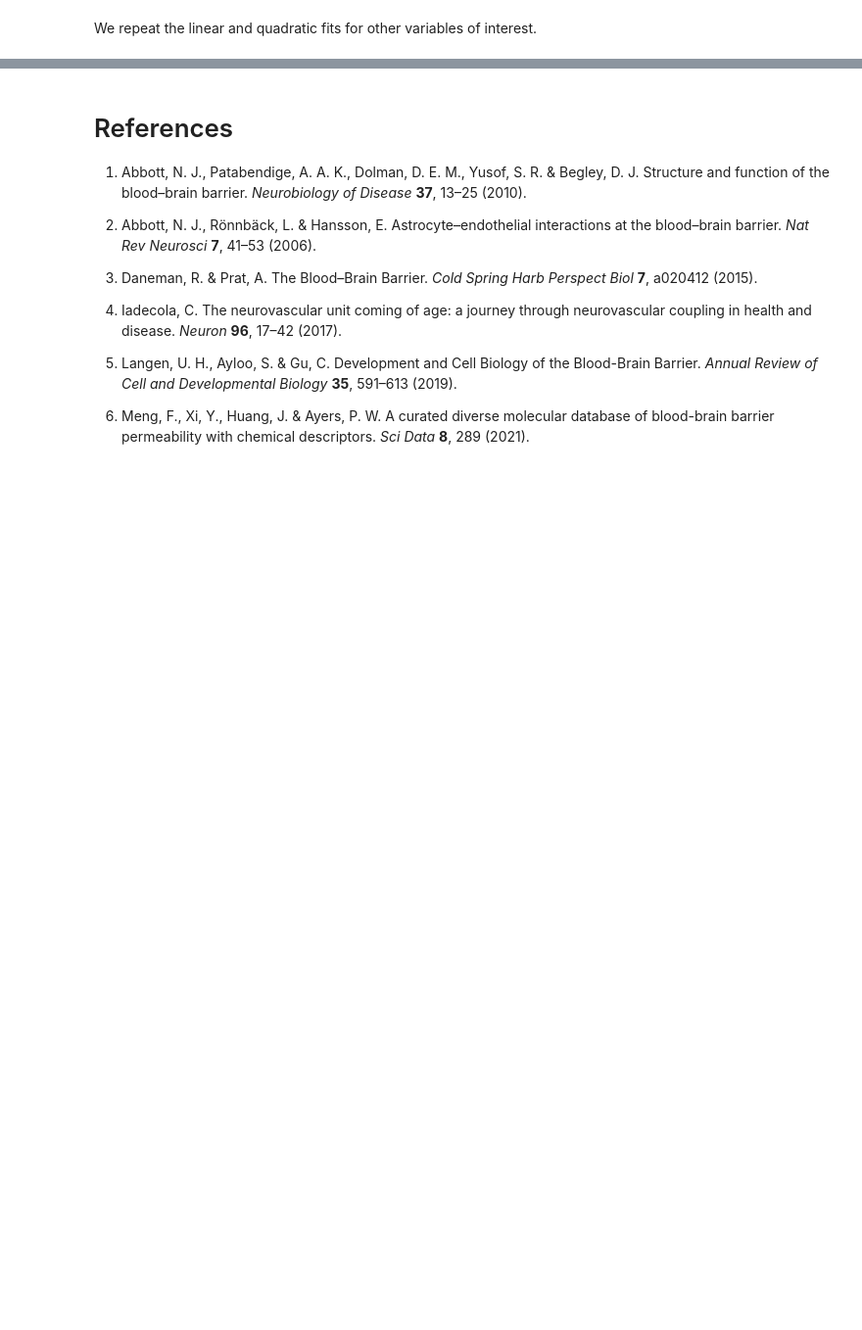
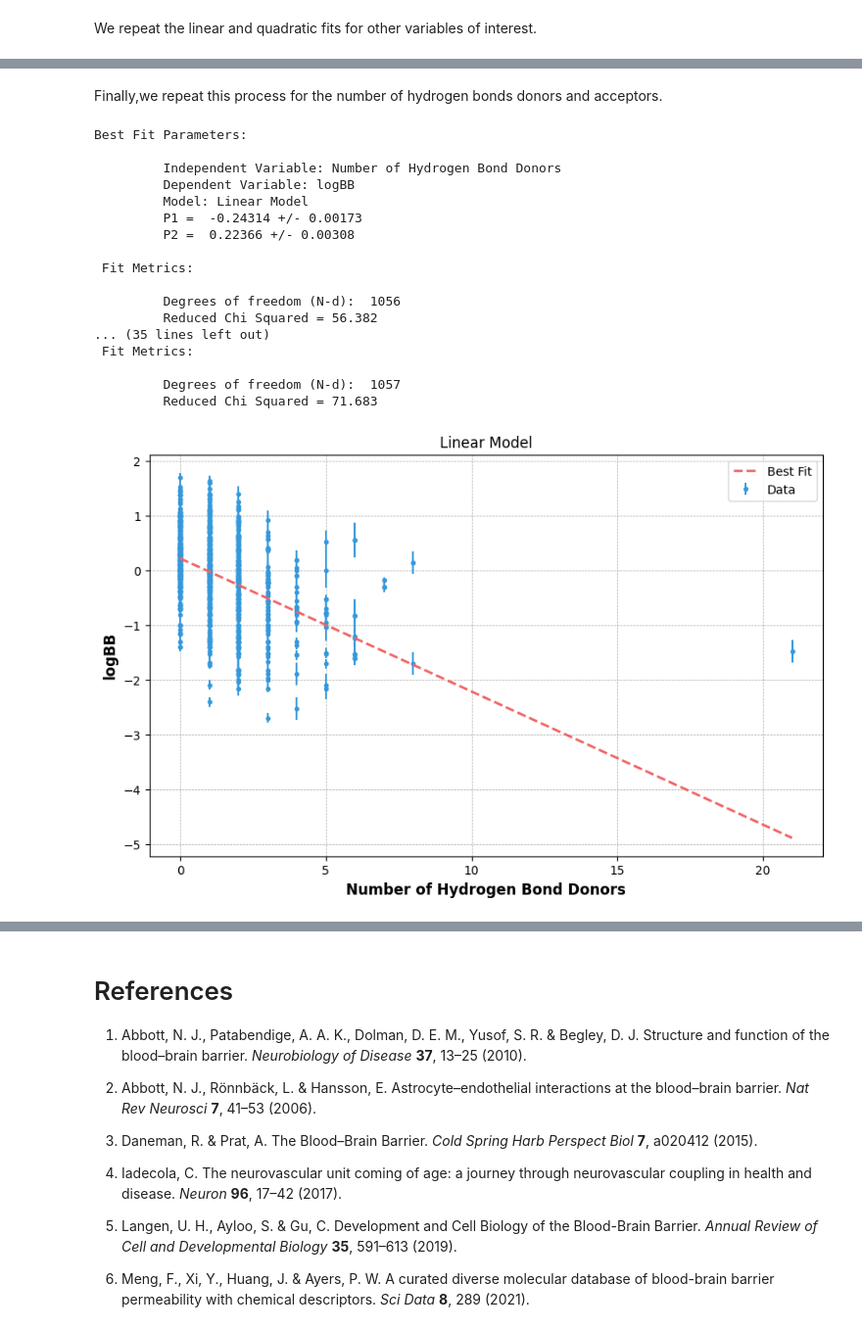
Before and after one commit to ayushnoori/ps2-lab, a Jupyter notebook: final_project.ipynb, the cells around one changed output, grey strips where cells are left out. Shown at 98% size. Saved outputs shown, nothing was run; the diff lists cells and outputs as text; code cells hidden in the pictures; blank space fills up the shorter version.

```diff
--- a/final_project.ipynb
+++ b/final_project.ipynb
@@ -335,0 +355,28 @@ Best Fit Parameters:
+# %% [markdown]
+Finally,we repeat this process for the number of hydrogen bonds donors and acceptors.
+# %%
+# fit models to logBB vs. number of hydrogen bond donors
+x_value = data['num_h_donors'].to_numpy()
+fitparams, fiterrs = mycurvefit(linear_model, x_value, y_value, y_error, 'Number of Hydrogen Bond Donors', 'logBB', title='Linear Model', plot=True)
+fitparams, fiterrs = mycurvefit(quadratic_model, x_value, y_value, y_error, 'Number of Hydrogen Bond Donors', 'logBB', title='Quadratic Model', plot=True)
+fitparams, fiterrs = mycurvefit(logarithmic_model, x_value, y_value, y_error, 'Number of Hydrogen Bond Donors', 'logBB', title='Logarithmic Model', plot=True)
+fitparams, fiterrs = mycurvefit(reciprocal_model, x_value, y_value, y_error, 'Number of Hydrogen Bond Donors', 'logBB', title='Reciprocal Model', plot=True)
+# %% [output]
+Best Fit Parameters:
+
+         Independent Variable: Number of Hydrogen Bond Donors
+         Dependent Variable: logBB
+         Model: Linear Model
+         P1 =  -0.24314 +/- 0.00173
+         P2 =  0.22366 +/- 0.00308
+
+ Fit Metrics:
+
+         Degrees of freedom (N-d):  1056
+         Reduced Chi Squared = 56.382
+... (35 lines left out)
+ Fit Metrics:
+
+         Degrees of freedom (N-d):  1057
+         Reduced Chi Squared = 71.683
+[figure, added]
```
Also changed, not shown: parts of 16 cells of this notebook, 1 other file.
